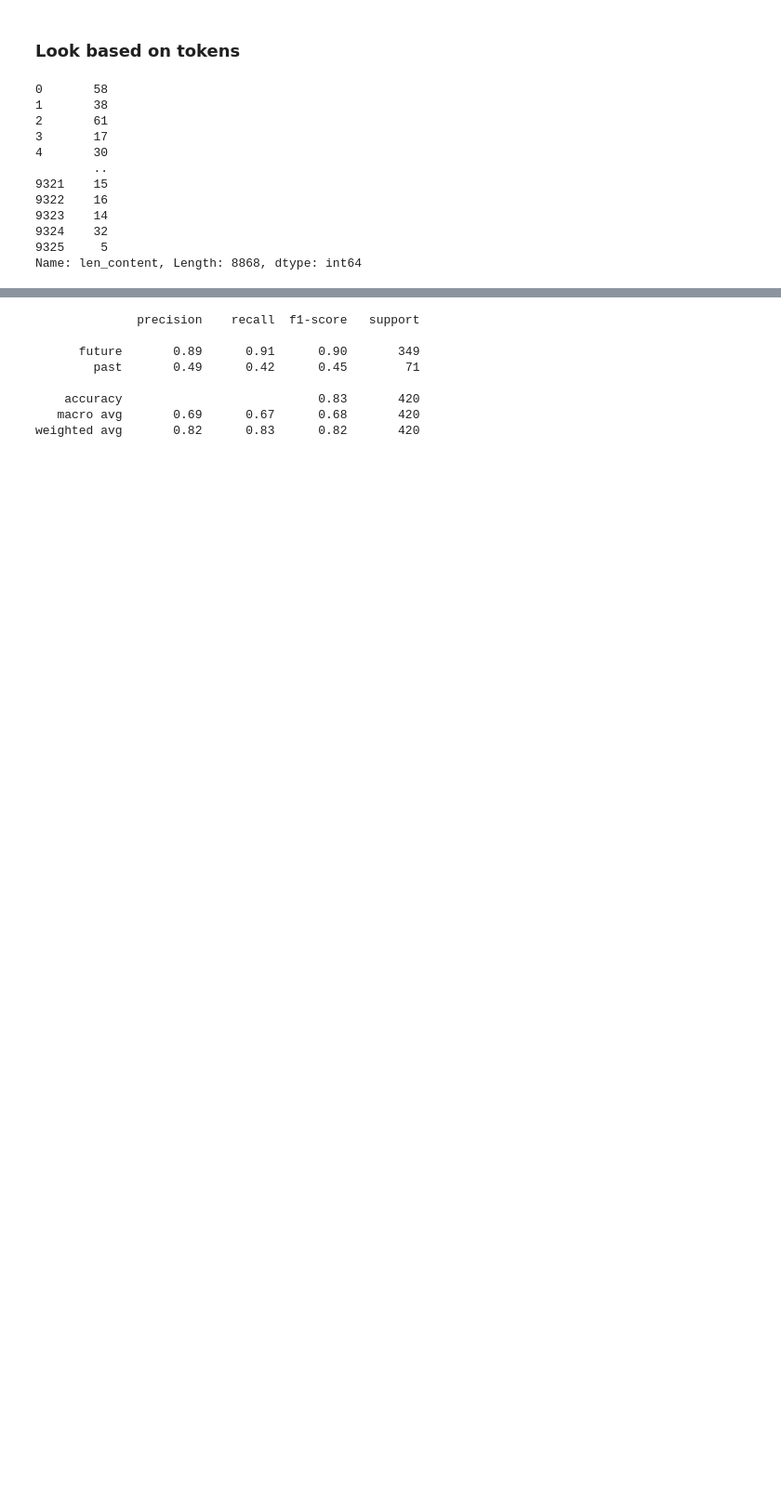
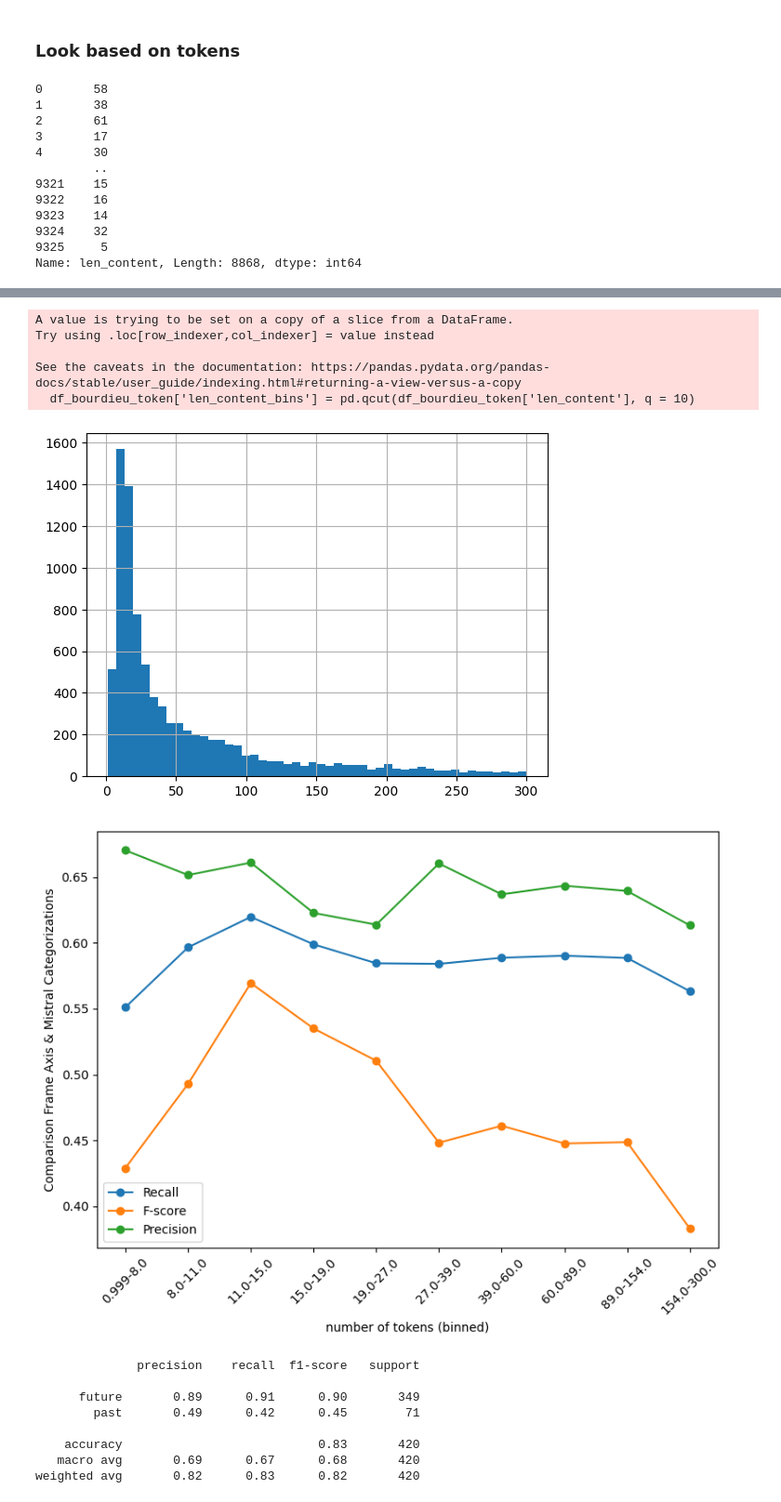
Before and after one commit to charlesdedampierre/NeurIPS2024, a Jupyter notebook: compare_bourdieu_mistral_instruct.ipynb, the cells around one changed output, grey strips where cells are left out. Shown: that part at 93% size. Drawn from its saved outputs; the diff is of its cells as text; code cells hidden in the pictures; blank space fills up the shorter version.

```diff
--- a/compare_bourdieu_mistral_instruct.ipynb
+++ b/compare_bourdieu_mistral_instruct.ipynb
@@ -311,3 +378,83 @@ list_n_doc
+# %%
+df_bourdieu_token = df_bourdieu[df_bourdieu['len_content']<=300]
+df_bourdieu_token['len_content'].hist(bins = 50)
+
+df_bourdieu_token['len_content_bins'] = pd.qcut(df_bourdieu_token['len_content'], q = 10)
+df_bourdieu_token = df_bourdieu_token.sort_values('len_content_bins')
+
+
+import pandas as pd
+from sklearn.metrics import accuracy_score, classification_report
+
+list_accuracy = []
+list_recall = []
+list_fscore = []
+list_precision = []
+radius_distance = [0.1, 0.2, 0.3, 0.4, 0.5, 0.6, 0.7, 0.8, 0.9]
+#radius_distance = [0.1]
+circle_radius_list = []
+list_n_doc = []
+
+
+tokens_list = df_bourdieu_token['len_content_bins'].unique()
+tokens_list_figure = [str(x.left) + "-" + str(x.right) for x in tokens_list]
+
+
+for rad in tokens_list:
+
+    df_bourdieu_1 = df_bourdieu_token[df_bourdieu_token['len_content_bins'] == rad]
+    #df_bourdieu_1 = df_bourdieu.copy()
+    #df_bourdieu_1['category_1'][df_bourdieu_1['distance']> circle_radius] = 'None'
+
+
+    df_bourdieu_1 = pd.merge(df_bourdieu_1, test[['doc_id', 'category_1_model']], on='doc_id')
+    df_bourdieu_1 = df_bourdieu_1[df_bourdieu_1['category_1']!='None']
+    df_bourdieu_1 = df_bourdieu_1[df_bourdieu_1['category_1_model']!='None']
+
+    list_n_doc.append(len(df_bourdieu_1))
+
+    y = list(df_bourdieu_1['category_1'])
+    y_pred = list(df_bourdieu_1['category_1_model'])
+
+    #acc = accuracy_score(y, y_pred)
+    #list_accuracy.append(acc)
+
+    report = classification_report(y, y_pred, output_dict=True)
+    #list_accuracy.append(report['macro avg'])
+    list_recall.append(report['macro avg']['recall'])
+    list_fscore.append(report['macro avg']['f1-score'])
+    list_precision.append(report['macro avg']['precision'])
+
+# Now list_accuracy, list_recall, and list_fscore contain accuracy, recall, and F-score respectively for each radius_distance value.
+
+import matplotlib.pyplot as plt
+
+# Assuming you have imported your data into a DataFrame called 'data'
+
+# Plotting
+plt.figure(figsize=(8, 6))
+#plt.plot(tokens_list_figure, list_accuracy, marker='o', linestyle='-', label='Accuracy')
+plt.plot(tokens_list_figure, list_recall, marker='o', linestyle='-', label='Recall')
+plt.plot(tokens_list_figure, list_fscore, marker='o', linestyle='-', label='F-score')
+plt.plot(tokens_list_figure, list_precision, marker='o', linestyle='-', label='Precision')
+
+plt.xticks(rotation=45)
+plt.xlabel('number of tokens (binned)')
+plt.ylabel('Comparison Frame Axis & Mistral Categorizations')
+plt.title('')
+plt.legend()
+plt.grid(False)
+plt.tight_layout()
+plt.savefig('results/tokens_work_leisure.png')
+plt.show()
+# %% [output]
+A value is trying to be set on a copy of a slice from a DataFrame.
+Try using .loc[row_indexer,col_indexer] = value instead
+
+See the caveats in the documentation: https://pandas.pydata.org/pandas-docs/stable/user_guide/indexing.html#returning-a-view-versus-a-copy
+  df_bourdieu_token['len_content_bins'] = pd.qcut(df_bourdieu_token['len_content'], q = 10)
+[figure, added]
+[figure, added]
 # %%
 y = list(df_bourdieu_1['category_2'])
 y_pred = list(df_bourdieu_1['category_2_model'])
```
Also changed, not shown: parts of 10 cells of this notebook, 11 other files.
